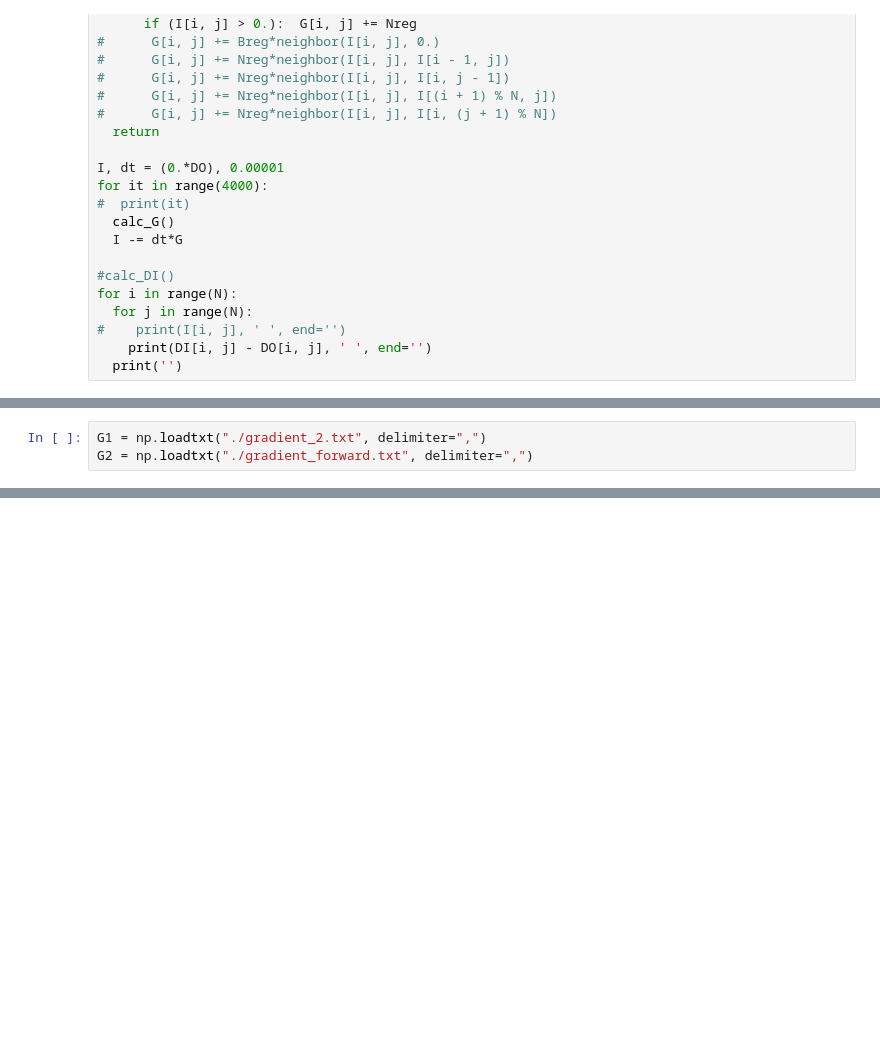
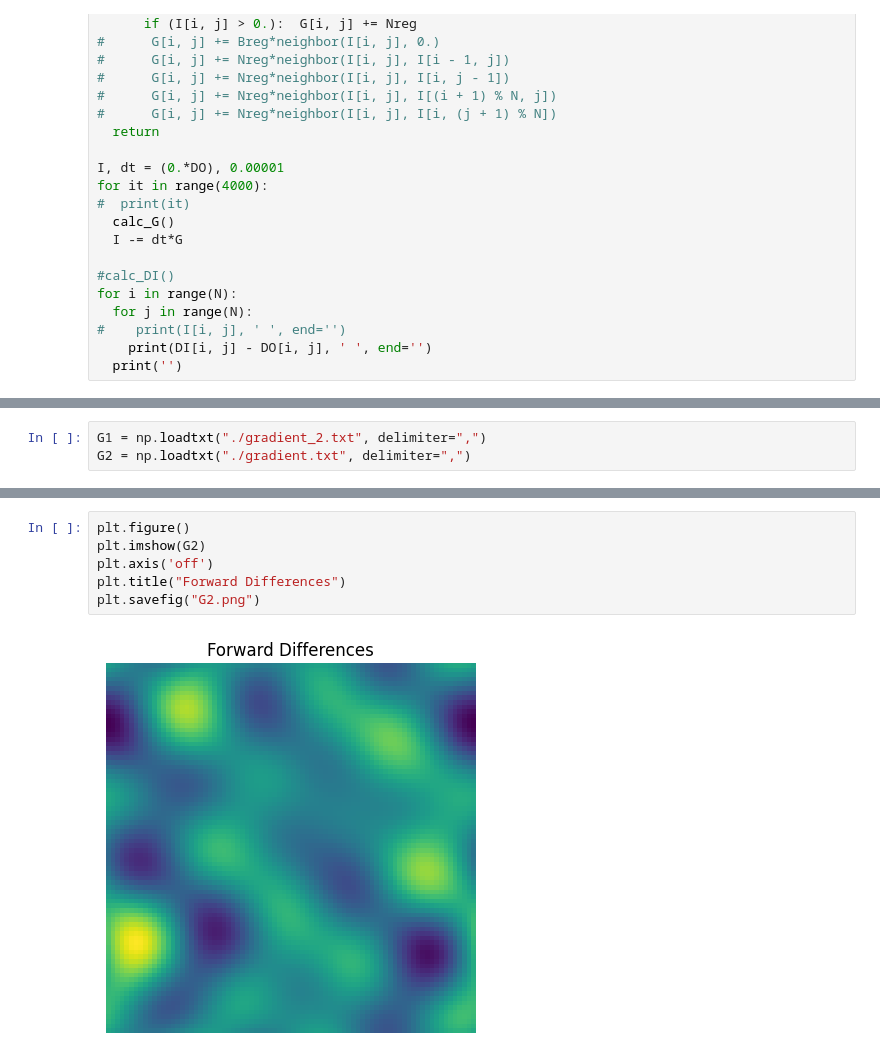
Before and after one commit to Anthony24601/HonorsProject, a Jupyter notebook: honorsProjectAnthonyHsu/dirty_kernel.ipynb, the cells around one changed output, grey strips where cells are left out. Drawn from its saved outputs; the diff is of its cells as text; blank space fills up the shorter version.

```diff
--- a/honorsProjectAnthonyHsu/dirty_kernel.ipynb
+++ b/honorsProjectAnthonyHsu/dirty_kernel.ipynb
@@ -273,4 +295,4 @@ array([[-116646.46701886, -154067.28366657, -184195.63871951, ...,
 # %%
 G1 = np.loadtxt("./gradient_2.txt", delimiter=",")
-G2 = np.loadtxt("./gradient_forward.txt", delimiter=",")
+G2 = np.loadtxt("./gradient.txt", delimiter=",")
 # %%
@@ -283,0 +314,8 @@ np.max(np.abs(G2+2*DO))
+# %%
+plt.figure()
+plt.imshow(G2)
+plt.axis('off')
+plt.title("Forward Differences")
+plt.savefig("G2.png")
+# %% [output]
+[figure, added]
```
Also changed, not shown: parts of 8 cells of this notebook, 11 other files.
